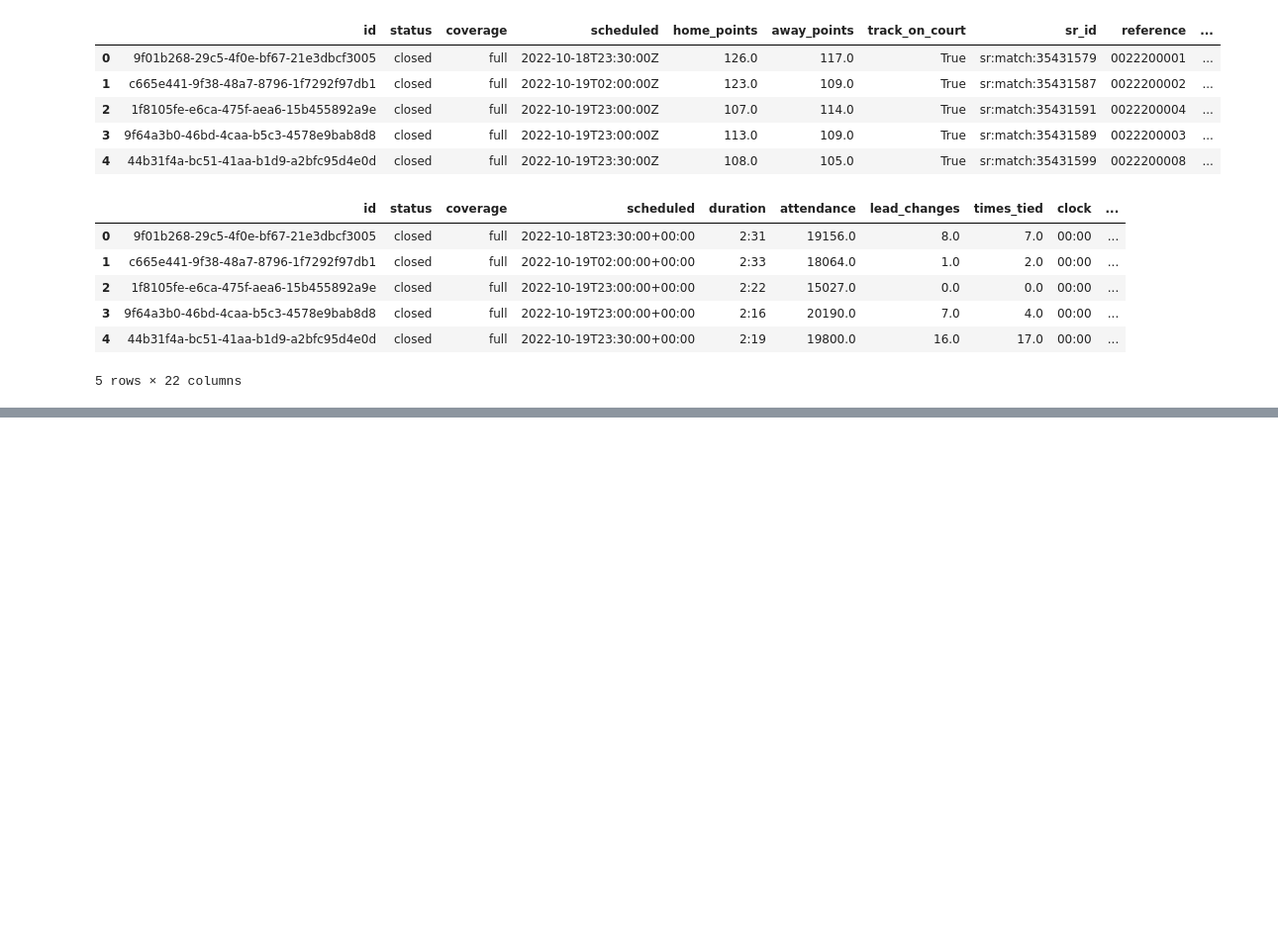
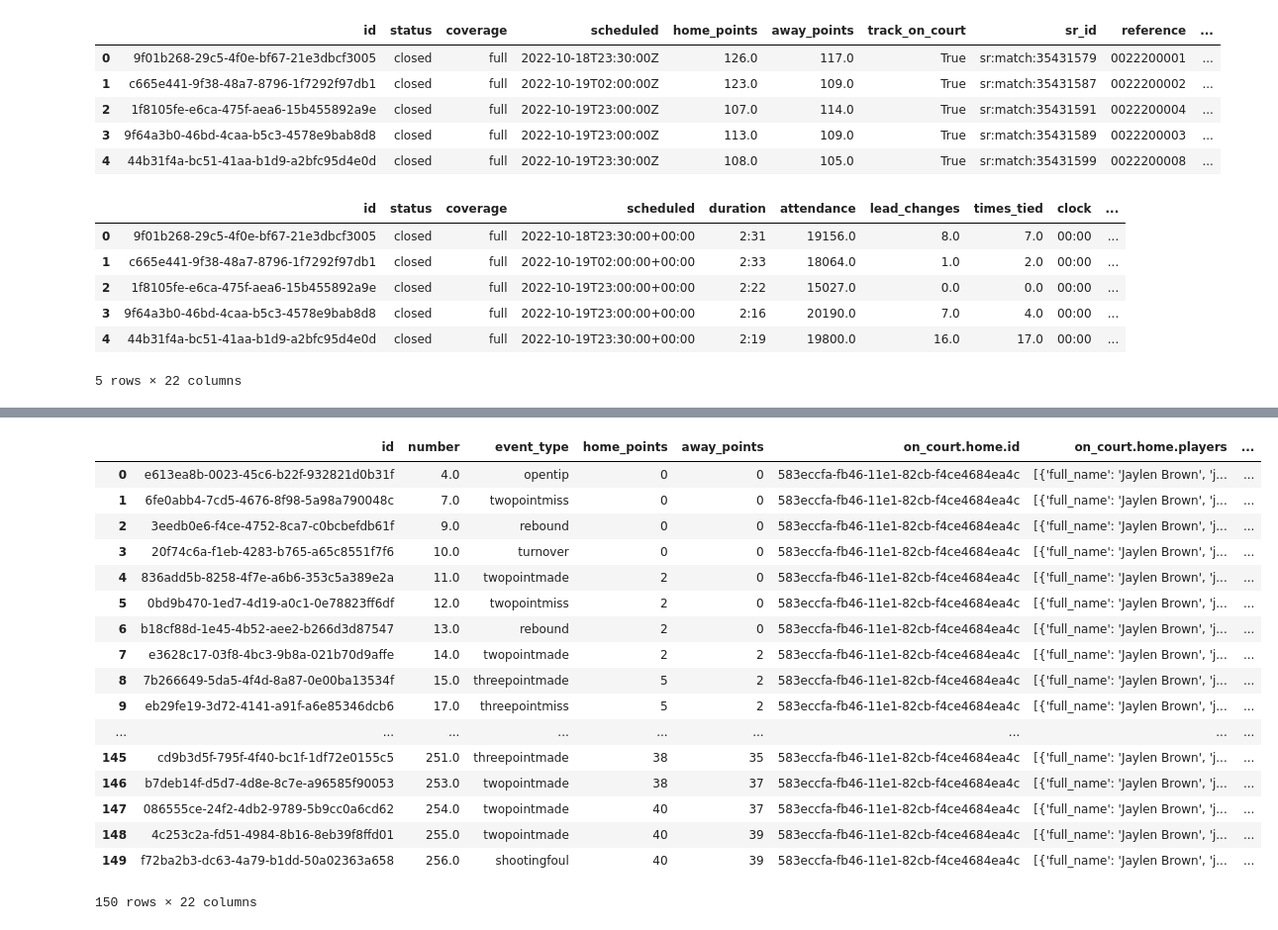
Before and after one commit to Sebastian-Sole/nba-win-probability-model, a Jupyter notebook: notebook.ipynb, the cells around one changed output, grey strips where cells are left out. Shown at 99% size. Drawn from its saved outputs; the diff is of its cells as text; code cells hidden in the pictures; blank space fills up the shorter version.

```diff
--- a/notebook.ipynb
+++ b/notebook.ipynb
@@ -198,27 +178,3 @@ period_data.head()
 | 2 | 9f01b268-29c5-4f0e-bf67-21e3dbcf3005 | quarter | dbb8fe7d-c9c4-4a30-a1a4-63ce1dc24dea | 3 | 3 | 1.0 | 1 | [{'id': '49815faa-6f74-474a-acbc-... |
 | 3 | 9f01b268-29c5-4f0e-bf67-21e3dbcf3005 | quarter | 6a988dec-8692-4717-996a-e468b8eba2f0 | 4 | 4 | 0.0 | 0 | [{'id': 'dfc4f1b1-fb06-4ac7-ab39-... |
 | 4 | c665e441-9f38-48a7-8796-1f7292f97db1 | quarter | 30829330-c8e3-4ff6-8e23-811d3a33e1c1 | 1 | 1 | 2.0 | 1 | [{'id': '9183a93e-e763-4db8-a508-... |
-# %%
-from tqdm import tqdm
-
-def extract_events(df):
-    extracted_data = pd.DataFrame()
-
-    features_to_keep = ['id', 'number', 'event_type', 'home_points', 'away_points', 'clock_decimal', "on_court.home.id" ,'on_court.home.players',
-       "on_court.away.id", 'on_court.away.players', 'game_id', 'possession.id', 'statistics', 'attempt']
-
-    # Add tqdm() around the range to create a progress bar
-    for i in tqdm(range(len(df))):
-        game_id = df['game_id'].iloc[i]
-        events = df['events'].iloc[i]
-
-        for event in events:
-            event_data = pd.json_normalize(event)
-            event_data['game_id'] = game_id
-            extracted_data = pd.concat([extracted_data, event_data], ignore_index=True)
-
-    print(extracted_data.columns)
-    extracted_data = extracted_data[features_to_keep]
-    return extracted_data
-
-event_data = extract_events(period_data[:10])
@@ -250,0 +512,24 @@ event_data[event_data['statistics'].notnull()].head()
+# %%
+# Display head where critical_possesion is true
+# event_data[event_data["critical_possession"] == True].head(150)
+pd.set_option('display.max_rows', 200)
+event_data.head(150)
+# %% [output]
+|  | id | number | event_type | home_points | away_points | on_court.home.id | on_court.home.players | ... |
+| 0 | e613ea8b-0023-45c6-b22f-932821d0b31f | 4.0 | opentip | 0 | 0 | 583eccfa-fb46-11e1-82cb-f4ce4684ea4c | [{'full_name': 'Jaylen Brown', 'j... | ... |
+| 1 | 6fe0abb4-7cd5-4676-8f98-5a98a790048c | 7.0 | twopointmiss | 0 | 0 | 583eccfa-fb46-11e1-82cb-f4ce4684ea4c | [{'full_name': 'Jaylen Brown', 'j... | ... |
+| 2 | 3eedb0e6-f4ce-4752-8ca7-c0bcbefdb61f | 9.0 | rebound | 0 | 0 | 583eccfa-fb46-11e1-82cb-f4ce4684ea4c | [{'full_name': 'Jaylen Brown', 'j... | ... |
+| 3 | 20f74c6a-f1eb-4283-b765-a65c8551f7f6 | 10.0 | turnover | 0 | 0 | 583eccfa-fb46-11e1-82cb-f4ce4684ea4c | [{'full_name': 'Jaylen Brown', 'j... | ... |
+| 4 | 836add5b-8258-4f7e-a6b6-353c5a389e2a | 11.0 | twopointmade | 2 | 0 | 583eccfa-fb46-11e1-82cb-f4ce4684ea4c | [{'full_name': 'Jaylen Brown', 'j... | ... |
+| 5 | 0bd9b470-1ed7-4d19-a0c1-0e78823ff6df | 12.0 | twopointmiss | 2 | 0 | 583eccfa-fb46-11e1-82cb-f4ce4684ea4c | [{'full_name': 'Jaylen Brown', 'j... | ... |
+| 6 | b18cf88d-1e45-4b52-aee2-b266d3d87547 | 13.0 | rebound | 2 | 0 | 583eccfa-fb46-11e1-82cb-f4ce4684ea4c | [{'full_name': 'Jaylen Brown', 'j... | ... |
+| 7 | e3628c17-03f8-4bc3-9b8a-021b70d9affe | 14.0 | twopointmade | 2 | 2 | 583eccfa-fb46-11e1-82cb-f4ce4684ea4c | [{'full_name': 'Jaylen Brown', 'j... | ... |
+| 8 | 7b266649-5da5-4f4d-8a87-0e00ba13534f | 15.0 | threepointmade | 5 | 2 | 583eccfa-fb46-11e1-82cb-f4ce4684ea4c | [{'full_name': 'Jaylen Brown', 'j... | ... |
+| 9 | eb29fe19-3d72-4141-a91f-a6e85346dcb6 | 17.0 | threepointmiss | 5 | 2 | 583eccfa-fb46-11e1-82cb-f4ce4684ea4c | [{'full_name': 'Jaylen Brown', 'j... | ... |
+| ... | ... | ... | ... | ... | ... | ... | ... | ... |
+| 145 | cd9b3d5f-795f-4f40-bc1f-1df72e0155c5 | 251.0 | threepointmade | 38 | 35 | 583eccfa-fb46-11e1-82cb-f4ce4684ea4c | [{'full_name': 'Jaylen Brown', 'j... | ... |
+| 146 | b7deb14f-d5d7-4d8e-8c7e-a96585f90053 | 253.0 | twopointmade | 38 | 37 | 583eccfa-fb46-11e1-82cb-f4ce4684ea4c | [{'full_name': 'Jaylen Brown', 'j... | ... |
+| 147 | 086555ce-24f2-4db2-9789-5b9cc0a6cd62 | 254.0 | twopointmade | 40 | 37 | 583eccfa-fb46-11e1-82cb-f4ce4684ea4c | [{'full_name': 'Jaylen Brown', 'j... | ... |
+| 148 | 4c253c2a-fd51-4984-8b16-8eb39f8ffd01 | 255.0 | twopointmade | 40 | 39 | 583eccfa-fb46-11e1-82cb-f4ce4684ea4c | [{'full_name': 'Jaylen Brown', 'j... | ... |
+| 149 | f72ba2b3-dc63-4a79-b1dd-50a02363a658 | 256.0 | shootingfoul | 40 | 39 | 583eccfa-fb46-11e1-82cb-f4ce4684ea4c | [{'full_name': 'Jaylen Brown', 'j... | ... |
+150 rows × 22 columns
```
Also changed, not shown: parts of 5 cells of this notebook.
